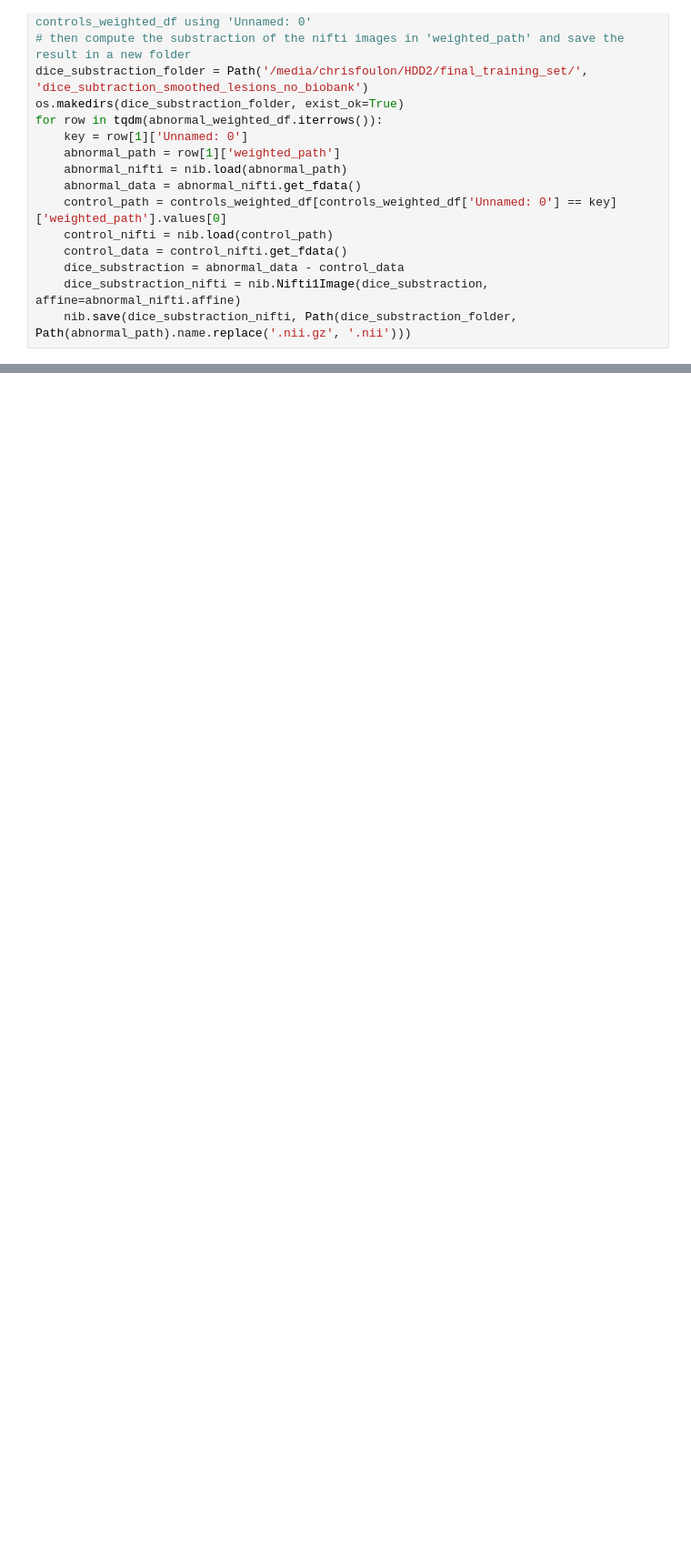
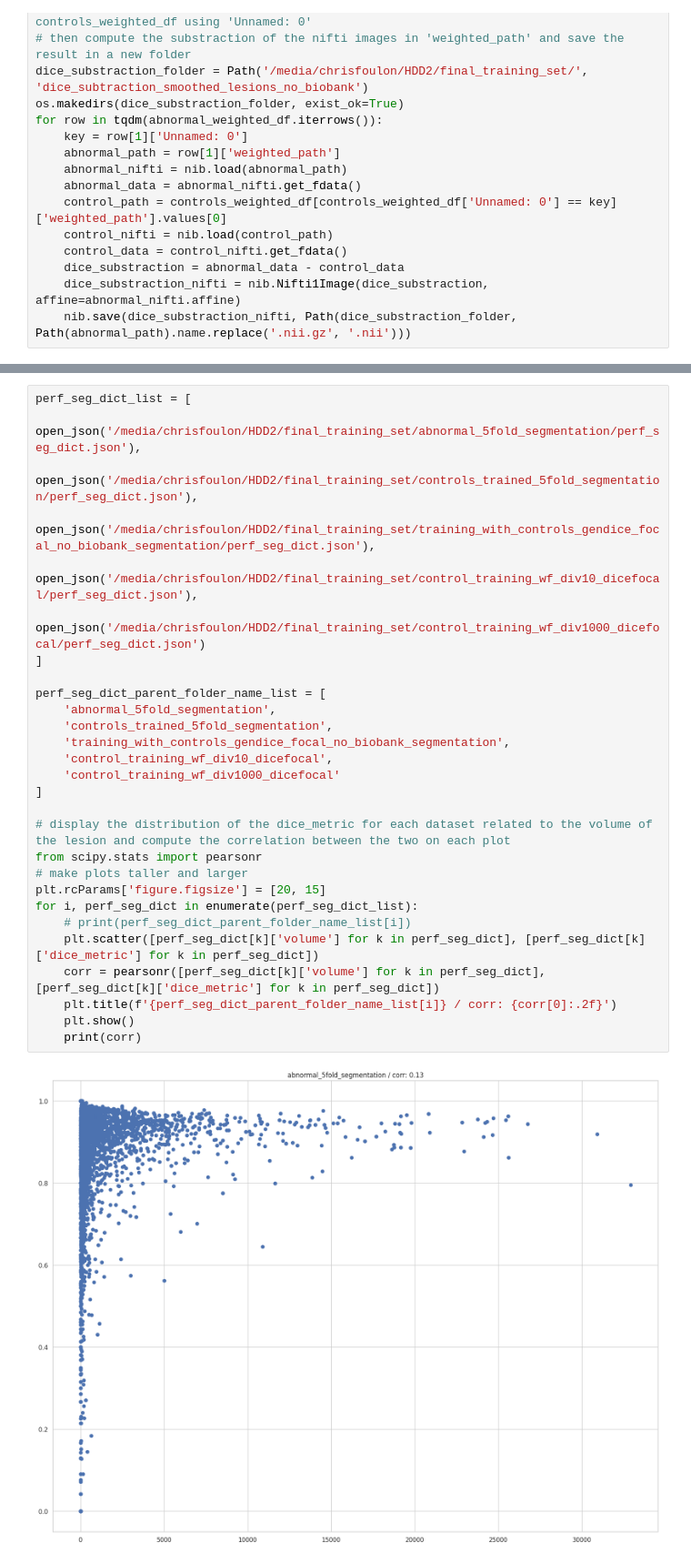
Before and after one commit to chrisfoulon/lesseg_unet, a Jupyter notebook: lesseg_unet/segmentatation_output_pipelines.ipynb, the cells around one changed output, grey strips where cells are left out. Shown: that part at 91% size. Saved outputs shown, nothing was run; the diff lists cells and outputs as text; blank space fills up the shorter version.

```diff
--- a/lesseg_unet/segmentatation_output_pipelines.ipynb
+++ b/lesseg_unet/segmentatation_output_pipelines.ipynb
@@ -209,0 +283,30 @@ for row in tqdm(abnormal_weighted_df.iterrows()):
+# %%
+perf_seg_dict_list = [
+    open_json('/media/chrisfoulon/HDD2/final_training_set/abnormal_5fold_segmentation/perf_seg_dict.json'),
+    open_json('/media/chrisfoulon/HDD2/final_training_set/controls_trained_5fold_segmentation/perf_seg_dict.json'),
+    open_json('/media/chrisfoulon/HDD2/final_training_set/training_with_controls_gendice_focal_no_biobank_segmentation/perf_seg_dict.json'),
+    open_json('/media/chrisfoulon/HDD2/final_training_set/control_training_wf_div10_dicefocal/perf_seg_dict.json'),
+    open_json('/media/chrisfoulon/HDD2/final_training_set/control_training_wf_div1000_dicefocal/perf_seg_dict.json')
+]
+
+perf_seg_dict_parent_folder_name_list = [
+    'abnormal_5fold_segmentation',
+    'controls_trained_5fold_segmentation',
+    'training_with_controls_gendice_focal_no_biobank_segmentation',
+    'control_training_wf_div10_dicefocal',
+    'control_training_wf_div1000_dicefocal'
+]
+
+# display the distribution of the dice_metric for each dataset related to the volume of the lesion and compute the correlation between the two on each plot
+from scipy.stats import pearsonr
+# make plots taller and larger
+plt.rcParams['figure.figsize'] = [20, 15]
+for i, perf_seg_dict in enumerate(perf_seg_dict_list):
+    # print(perf_seg_dict_parent_folder_name_list[i])
+    plt.scatter([perf_seg_dict[k]['volume'] for k in perf_seg_dict], [perf_seg_dict[k]['dice_metric'] for k in perf_seg_dict])
+    corr = pearsonr([perf_seg_dict[k]['volume'] for k in perf_seg_dict], [perf_seg_dict[k]['dice_metric'] for k in perf_seg_dict])
+    plt.title(f'{perf_seg_dict_parent_folder_name_list[i]} / corr: {corr[0]:.2f}')
+    plt.show()
+    print(corr)
+# %% [output]
+[figure, added]
```
Also changed, not shown: parts of 9 cells of this notebook, 2 other files.
